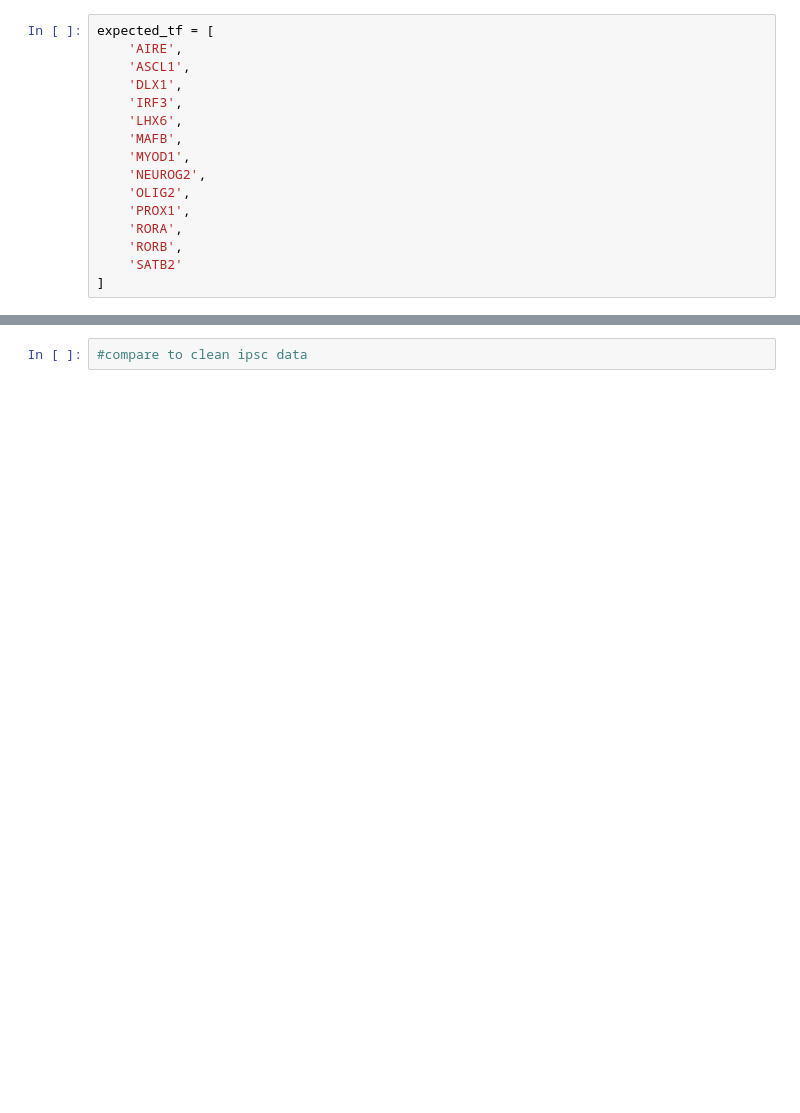
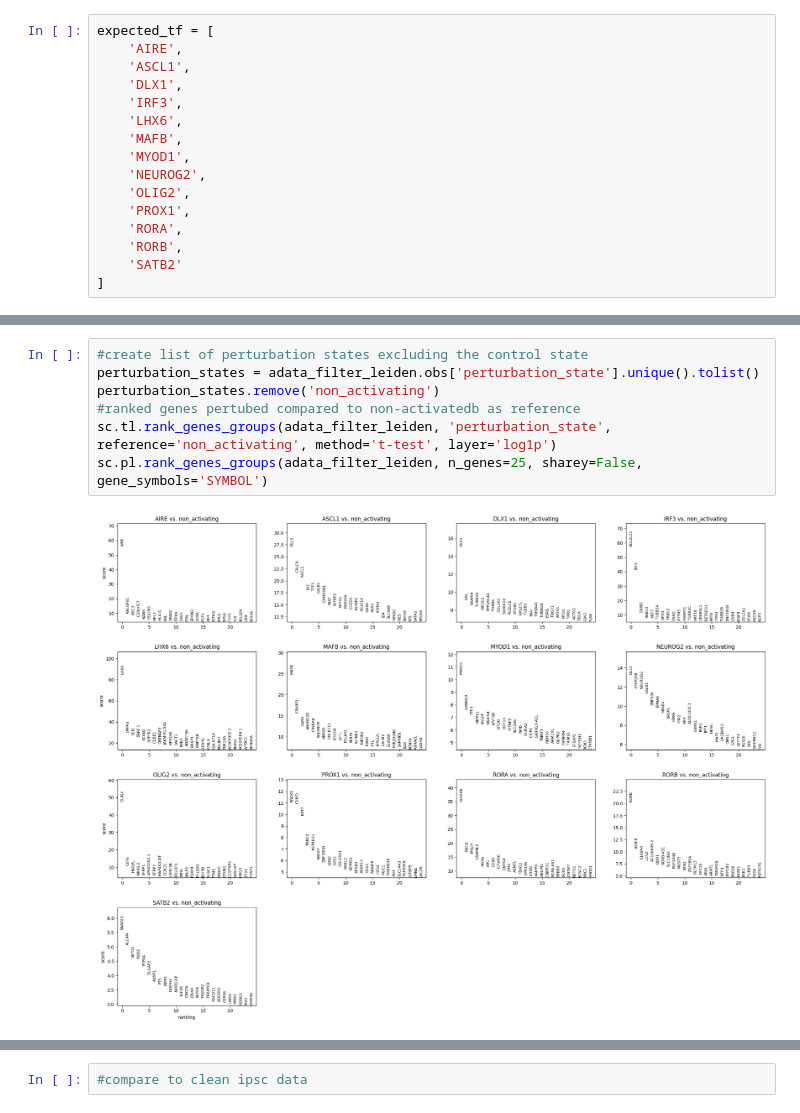
Before and after one commit to vitkl/cell2state_tf_activation, a Jupyter notebook: scripts/Kevin/20230127_crispra_scrna_exploration.ipynb, the cells around one changed output, grey strips where cells are left out. Saved outputs shown, nothing was run; the diff lists cells and outputs as text; blank space fills up the shorter version.

```diff
--- a/scripts/Kevin/20230127_crispra_scrna_exploration.ipynb
+++ b/scripts/Kevin/20230127_crispra_scrna_exploration.ipynb
@@ -203,0 +168,9 @@ AnnData object with n_obs × n_vars = 8928 × 15907
+# %%
+#create list of perturbation states excluding the control state
+perturbation_states = adata_filter_leiden.obs['perturbation_state'].unique().tolist()
+perturbation_states.remove('non_activating')
+#ranked genes pertubed compared to non-activatedb as reference
+sc.tl.rank_genes_groups(adata_filter_leiden, 'perturbation_state', reference='non_activating', method='t-test', layer='log1p')
+sc.pl.rank_genes_groups(adata_filter_leiden, n_genes=25, sharey=False, gene_symbols='SYMBOL')
+# %% [output]
+[figure, added]
```
Also changed, not shown: parts of 15 cells of this notebook.
